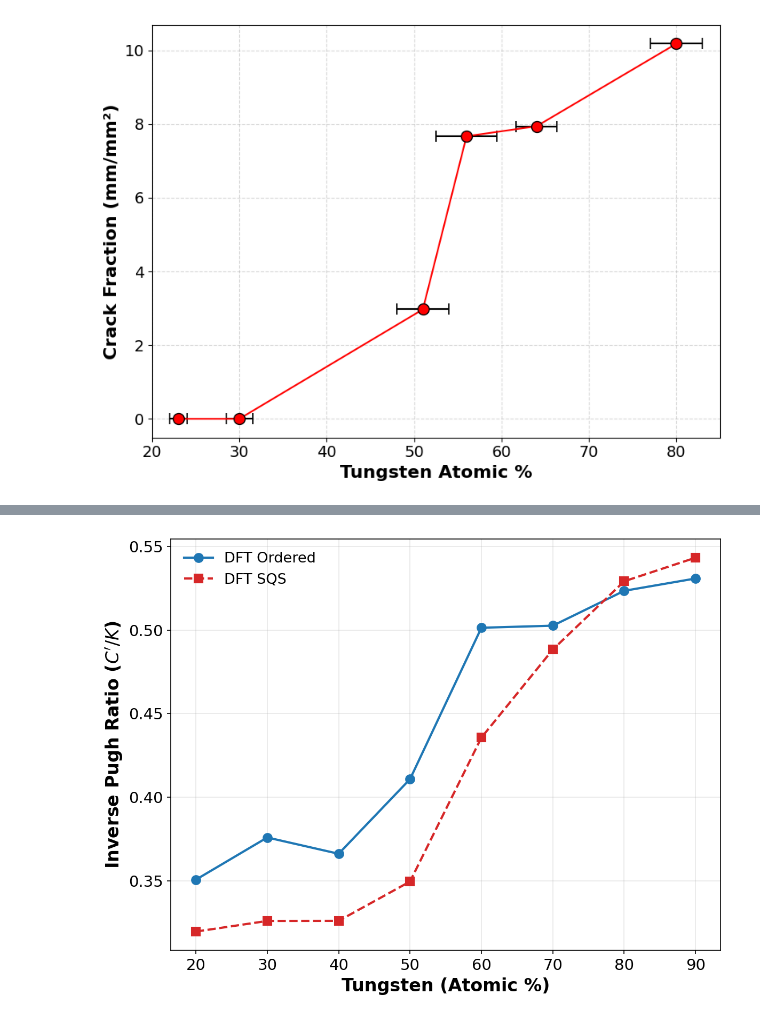
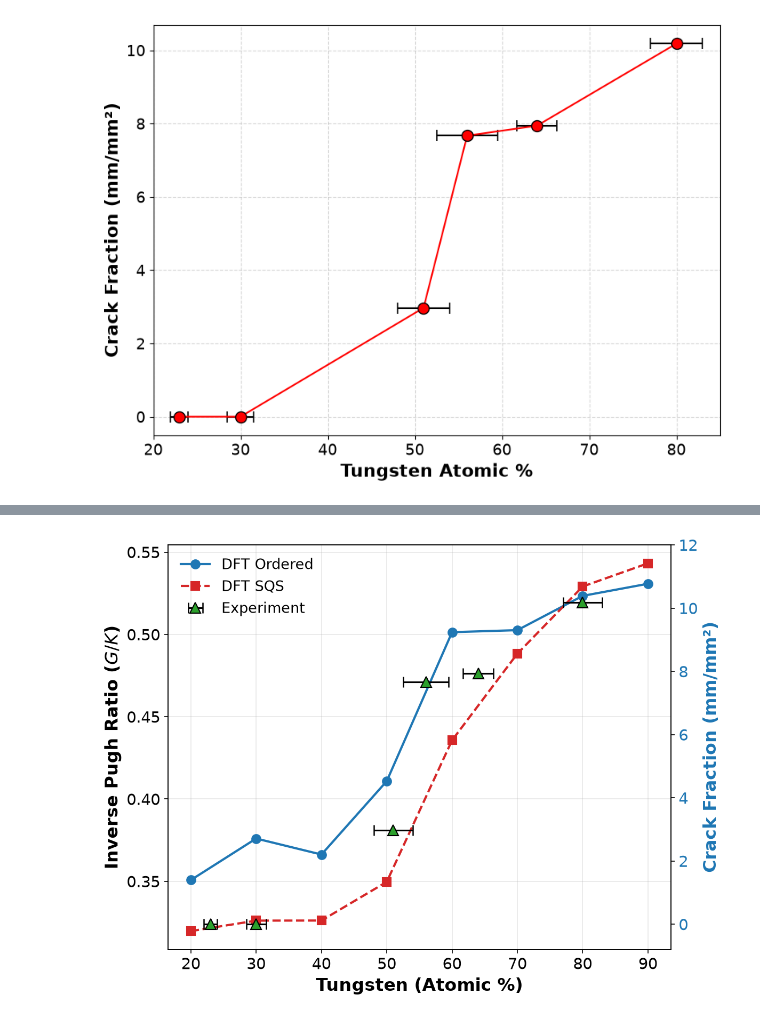
Before and after one commit to kareem-Abdelmaqsoud/computational-design-ductile-w-ta-nb-alloy, a Jupyter notebook: paper_figures/experimental_data_plot.ipynb, the cells around one changed output, grey strips where cells are left out. Cells and saved outputs as stored; diff of their text form; code cells hidden in the pictures.

```diff
--- a/paper_figures/experimental_data_plot.ipynb
+++ b/paper_figures/experimental_data_plot.ipynb
@@ -198,52 +200,52 @@ dft_tungsten_fractions_sqs = [10., 20., 30., 40., 50., 60., 70., 80., 90.]
 dft_pugh_ratios_sqs = np.array([0.30941686, 0.31974194, 0.32610441, 0.32615475,
                                 0.34965427, 0.43568469, 0.48830741, 0.52908806, 0.54319631])
 
 # Create figure and axes
 fig, ax1 = plt.subplots(figsize=(8, 6), dpi=150)
 
 # --- Plot DFT Pugh ratios on left y-axis ---
 ax1.plot(dft_tungsten_fractions_ordered[1:], dft_pugh_ratios_ordered[1:],
          'o-', color='tab:blue', markersize=8, linewidth=2, label='DFT Ordered')
 ax1.plot(dft_tungsten_fractions_sqs[1:], dft_pugh_ratios_sqs[1:],
          's--', color='tab:red', markersize=8, linewidth=2, label='DFT SQS')
 
 # Configure left y-axis
 ax1.set_xlabel('Tungsten (Atomic %)', fontsize=16, fontweight='bold')
-ax1.set_ylabel('Inverse Pugh Ratio ($C^{\prime}/K$)', color='black', fontsize=16, fontweight='bold')
+ax1.set_ylabel('Inverse Pugh Ratio ($G/K$)', color='black', fontsize=16, fontweight='bold')
 ax1.tick_params(axis='y', labelcolor='black', labelsize=14)
 ax1.tick_params(axis='x', labelsize=14)
 ax1.grid(alpha=0.3)
 
-# # --- Create right y-axis for experimental crack data ---
-# ax2 = ax1.twinx()
-# ax2.set_ylabel('Crack Fraction (mm/mm²)', color='tab:blue', fontsize=16, fontweight='bold')
+# --- Create right y-axis for experimental crack data ---
+ax2 = ax1.twinx()
+ax2.set_ylabel('Crack Fraction (mm/mm²)', color='tab:blue', fontsize=16, fontweight='bold')
 
 # # Plot experimental crack fractions with error bars
-# ax2.errorbar(
-#     df["W Content"],
-#     df["Crack Fraction (mm/mm^2)"],
-#     xerr=df["Std. Dev"],
-#     fmt='^',
-#     ecolor='black',
-#     elinewidth=1.5,
-#     capsize=5,
-#     capthick=1.2,
-#     color='tab:green',
-#     markersize=10,
-#     markeredgecolor='black',
-#     label="Experiment"
-# )
+ax2.errorbar(
+    df["W Content"],
+    df["Crack Fraction (mm/mm^2)"],
+    xerr=df["Std. Dev"],
+    fmt='^',
+    ecolor='black',
+    elinewidth=1.5,
+    capsize=5,
+    capthick=1.2,
+    color='tab:green',
+    markersize=10,
+    markeredgecolor='black',
+    label="Experiment"
+)
 
-# # Style the secondary y-axis
-# ax2.tick_params(axis='y', labelcolor='tab:blue', labelsize=14)
-# ax2.set_ylim(-0.8, 12)
+# Style the secondary y-axis
+ax2.tick_params(axis='y', labelcolor='tab:blue', labelsize=14)
+ax2.set_ylim(-0.8, 12)
 
 # --- Combine legends ---
 lines1, labels1 = ax1.get_legend_handles_labels()
 lines2, labels2 = ax2.get_legend_handles_labels()
 ax1.legend(lines1 + lines2, labels1 + labels2, loc='upper left', fontsize=13, frameon=False)
 
 plt.tight_layout()
 plt.show()
 # %% [output]
-[figure, old version]
+[figure, new version]
```
Also changed, not shown: parts of 2 cells of this notebook, 7 other files.
